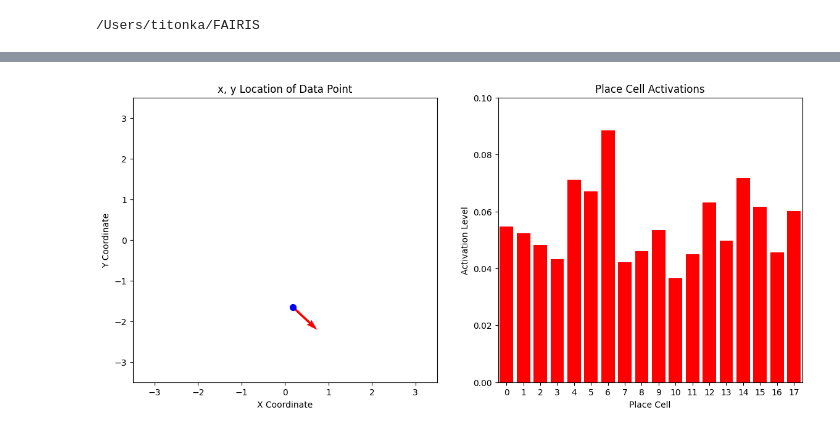
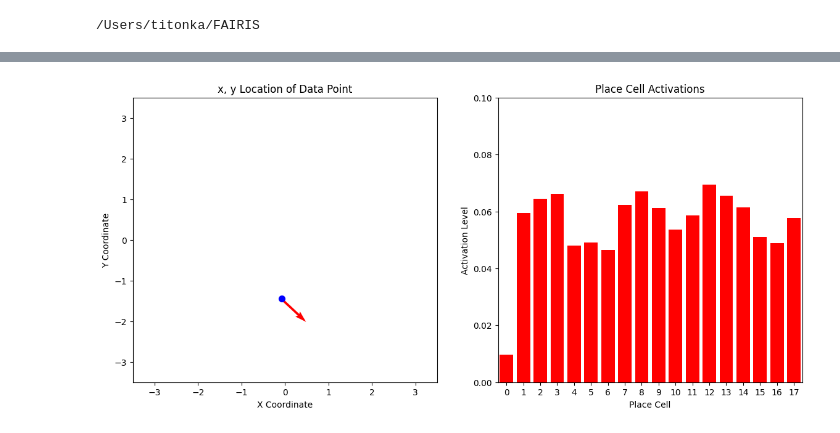
Before and after one commit to biorobaw/FAIRIS, a Jupyter notebook: fairis_tools/experiment_tools/place_cell/Sandbox.ipynb, the cells around one changed output, grey strips where cells are left out. Cells and saved outputs as stored; diff of their text form; code cells hidden in the pictures.

```diff
--- a/fairis_tools/experiment_tools/place_cell/Sandbox.ipynb
+++ b/fairis_tools/experiment_tools/place_cell/Sandbox.ipynb
@@ -164,6 +78,8 @@ class VisualPlaceCellNetwork:
         for pc in self.pc_list:
             pc.activity = pc.activity / total_activation
 # %%
-pc_network = VisualPlaceCellNetwork()
-for center in cluster_centers:
-    pc_network.add_pc_to_network(center,radius = 250)
+# pc_network = VisualPlaceCellNetwork()
+# for center in cluster_centers:
+#     print(center[1])
+#     pc_network.add_pc_to_network(center[0],radius = center[1])
+#
@@ -170,6 +105,24 @@ for center in cluster_centers:
 # %%
-with open("data/GeneratedPCNetworks/VisualPlaceCells/birch_pc",'wb') as file:
-    pickle.dump(pc_network,file)
+# with open("data/GeneratedPCNetworks/VisualPlaceCells/cnn_birch_pc",'wb') as file:
+#     pickle.dump(pc_network,file)
+# %%
+def format_data_for_clustering(data):
+    multimodal_feature_vectors = []
+    cnn_feature_vectors = []
+    xy_list = []
+    theta_list = []
+    for observation in data.observations:
+        multimodal_feature_vectors.append(observation.multimodal_feature_vector)
+        cnn_feature_vectors.append(observation.cnn_feature_vector)
+        xy_list.append((observation.x, observation.y))
+        theta_list.append(observation.theta)
+
+    return multimodal_feature_vectors, cnn_feature_vectors, xy_list, theta_list
+# %%
+with open("data/VisualPlaceCellData/LM8_1000",'rb') as file:
+    visual_place_cell_data = pickle.load(file)
+
+multimodal_feature_vectors,cnn_feature_vectors,xy_list,theta_list = format_data_for_clustering(visual_place_cell_data)
 # %%
 import matplotlib.pyplot as plt
 from ipywidgets import interact, IntSlider
@@ -260,34 +213,34 @@ def init():
 
 # Function to update the plot for each frame (i.e., for each data point)
 def update(frame):
     # Get the x, y location and orientation of the selected data point
     x, y = xy_list[frame]
-    theta = features[frame][-1]
+    theta = math.radians(theta_list[frame])
     dx = 0.8 * np.cos(theta)  # Increase the length of the vector to make it more visible
     dy = 0.8 * np.sin(theta)
 
     # Get the place cell activations for the selected data point
-    pc_network.activate_pc_network(features[frame])
-    activations = pc_network.get_all_pc_activations_normalized(features[frame])
+    pc_network.activate_pc_network(cnn_feature_vectors[frame])
+    activations = pc_network.get_all_pc_activations_normalized(cnn_feature_vectors[frame])
 
     # Update the quiver (vector) and scatter (dot) for the x, y location
     quiver.set_offsets([x, y])
     quiver.set_UVC(dx, dy)
     dot.set_offsets([x, y])
 
     # Update the bar plot for place cell activations
     for bar, activation in zip(bars, activations):
         bar.set_height(activation)
 
     # Adjust the y-axis limit of the bar plot to be slightly above the maximum activation
     ax[1].set_ylim(0, .1)
 
     return quiver, dot, *bars
 
 # Create the animation
 ani = FuncAnimation(fig, update, frames=range(n_samples), init_func=init, blit=True, repeat=False)
 
 # Save the animation as a movie (MP4 format)
 ani.save("data/videos/place_cell_activity_animation.mp4", writer='ffmpeg', fps=2)
 # %% [output]
-[figure, old version]
+[figure, new version]
```
Also changed, not shown: parts of 7 cells of this notebook, 9 other files.
